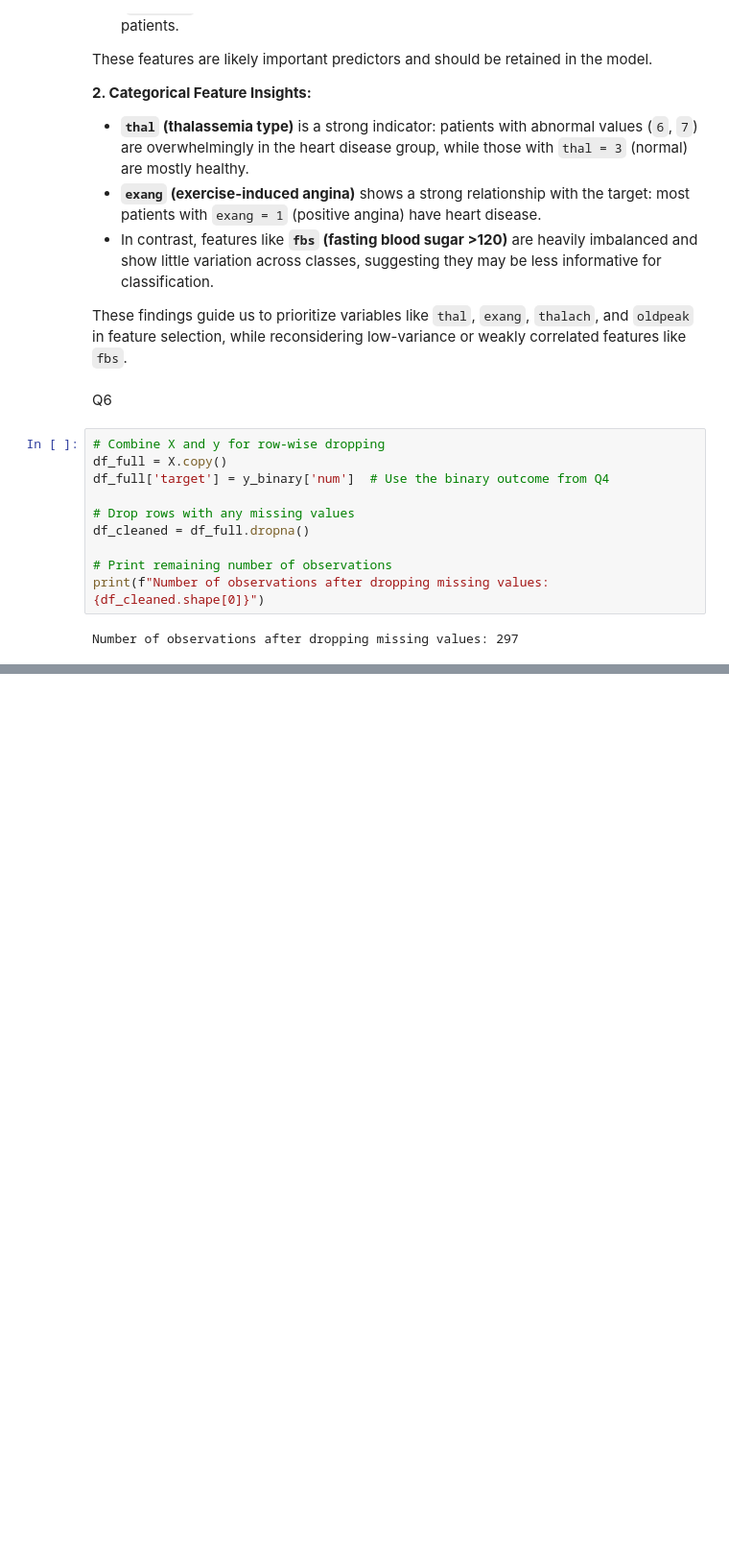
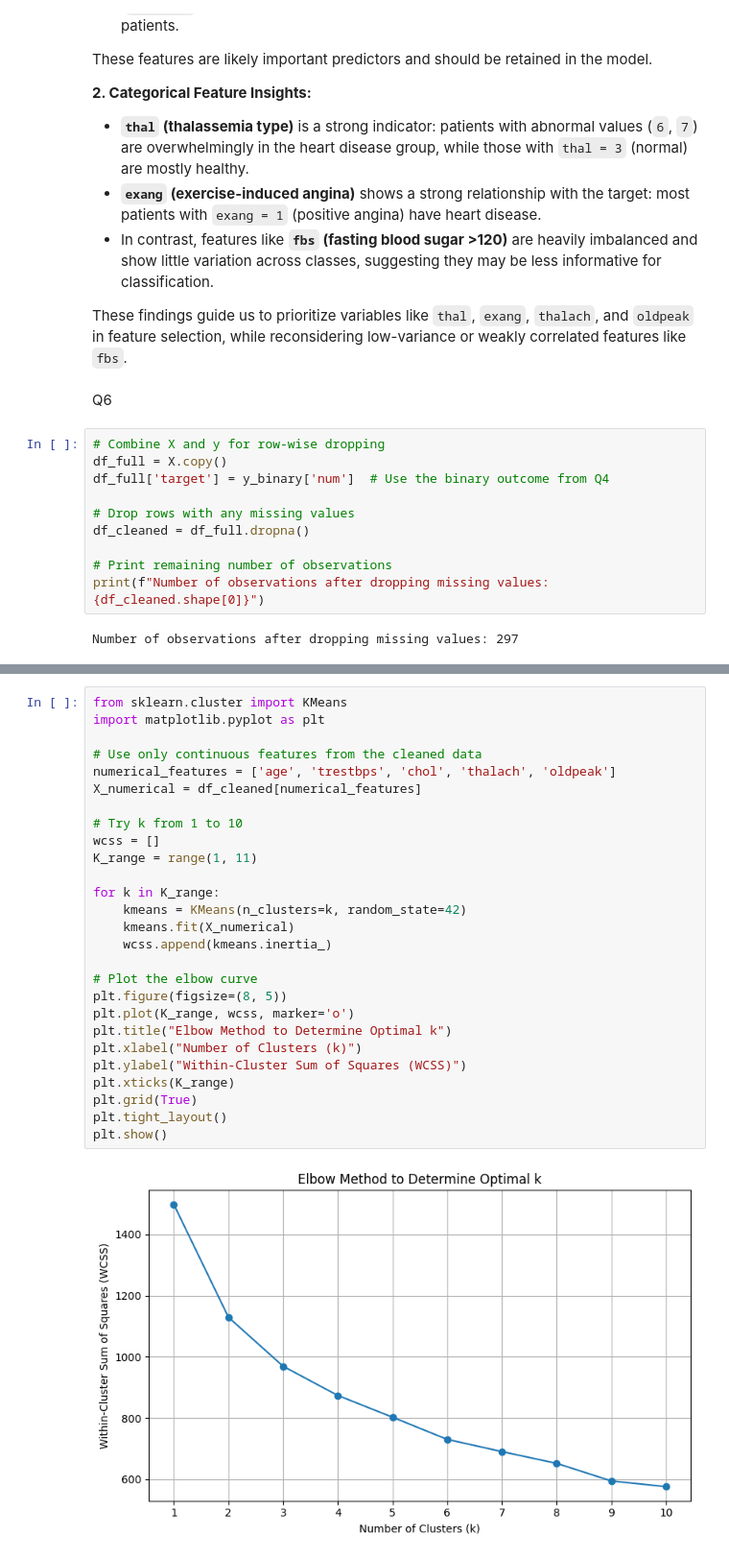
Before and after one commit to Aaaaamy123/project, a Jupyter notebook: assignment6.ipynb, the cells around one changed output, grey strips where cells are left out. Shown at 96% size. Cells and saved outputs as stored; diff of their text form; blank space fills up the shorter version.

```diff
--- a/assignment6.ipynb
+++ b/assignment6.ipynb
@@ -304,0 +316,29 @@ Number of observations after dropping missing values: 297
+# %%
+from sklearn.cluster import KMeans
+import matplotlib.pyplot as plt
+
+# Use only continuous features from the cleaned data
+numerical_features = ['age', 'trestbps', 'chol', 'thalach', 'oldpeak']
+X_numerical = df_cleaned[numerical_features]
+
+# Try k from 1 to 10
+wcss = []
+K_range = range(1, 11)
+
+for k in K_range:
+    kmeans = KMeans(n_clusters=k, random_state=42)
+    kmeans.fit(X_numerical)
+    wcss.append(kmeans.inertia_)
+
+# Plot the elbow curve
+plt.figure(figsize=(8, 5))
+plt.plot(K_range, wcss, marker='o')
+plt.title("Elbow Method to Determine Optimal k")
+plt.xlabel("Number of Clusters (k)")
+plt.ylabel("Within-Cluster Sum of Squares (WCSS)")
+plt.xticks(K_range)
+plt.grid(True)
+plt.tight_layout()
+plt.show()
+# %% [output]
+[figure, added]
```
Also changed, not shown: parts of 3 cells of this notebook.
